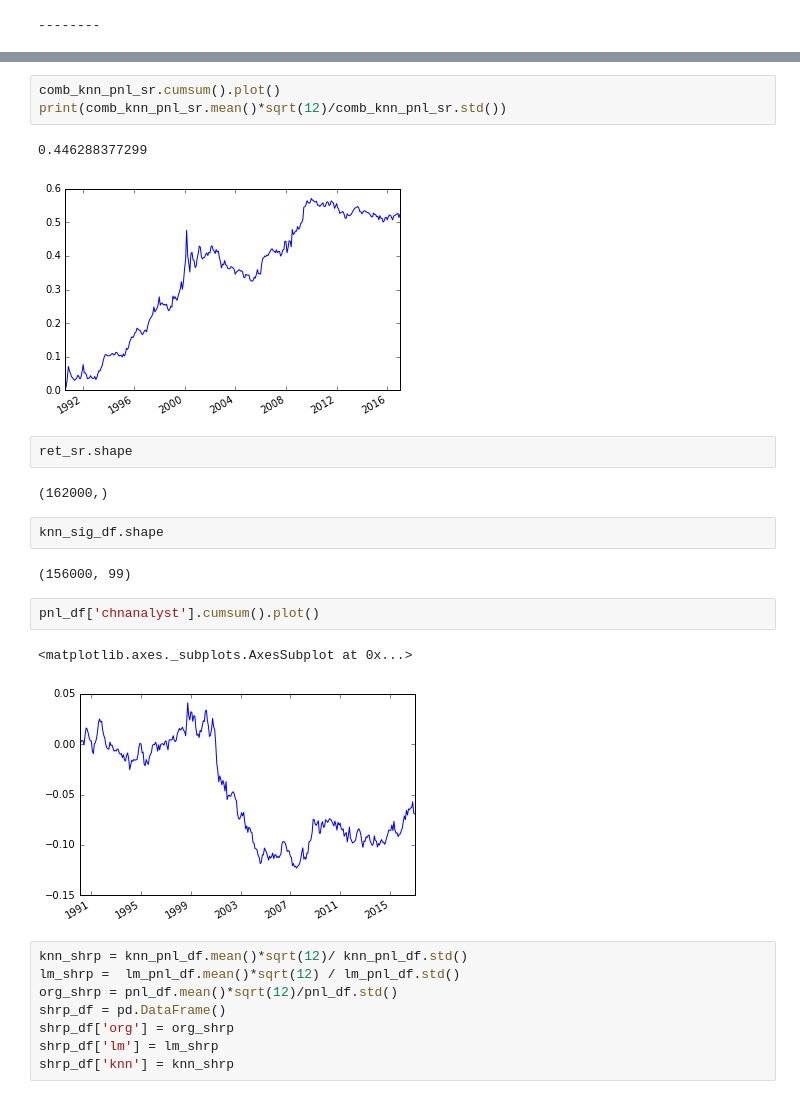
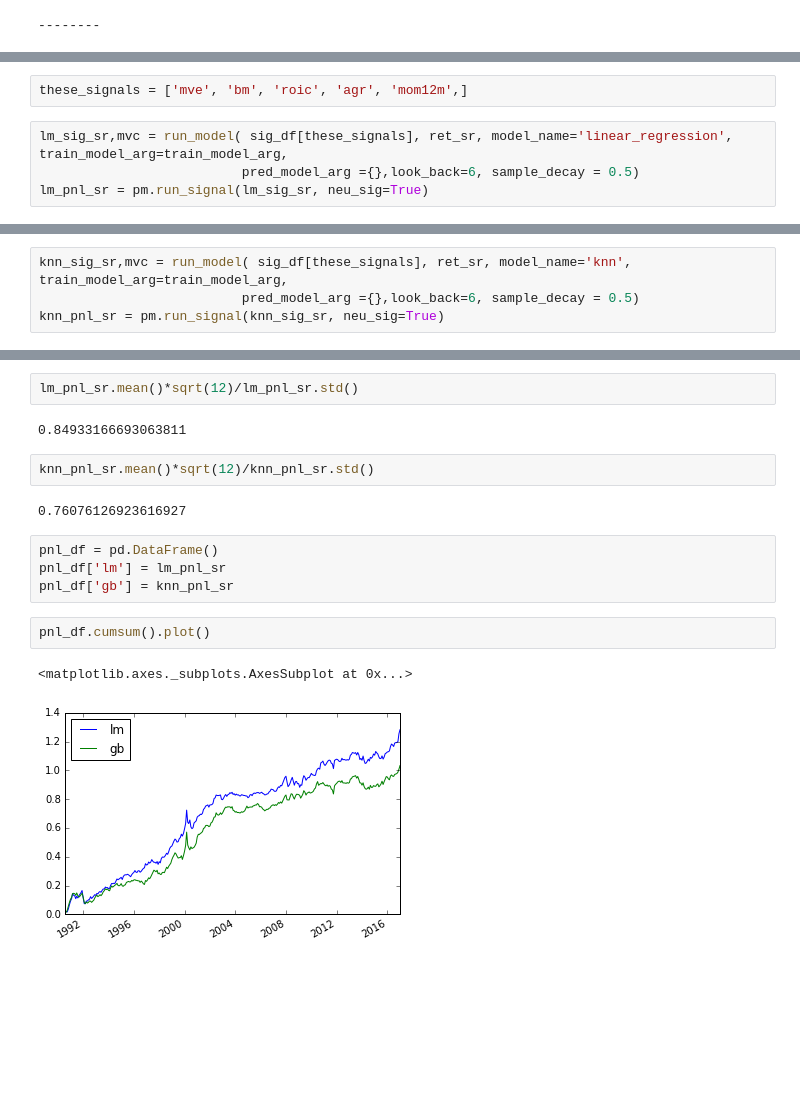
Before and after one commit to Raghuramkowdeed/afp, a Jupyter notebook: notebooks/run_knn_model.ipynb, the cells around one changed output, grey strips where cells are left out. Saved outputs shown, nothing was run; the diff lists cells and outputs as text; blank space fills up the shorter version.

```diff
--- a/notebooks/run_knn_model.ipynb
+++ b/notebooks/run_knn_model.ipynb
@@ -178,0 +176,6 @@ comb_knn_pnl_sr = pm.run_signal(comb_sig_sr, neu_sig=True)
+# %%
+these_signals = ['mve', 'bm', 'roic', 'agr', 'mom12m',]
+# %%
+lm_sig_sr,mvc = run_model( sig_df[these_signals], ret_sr, model_name='linear_regression', train_model_arg=train_model_arg,
+                          pred_model_arg ={},look_back=6, sample_decay = 0.5)
+lm_pnl_sr = pm.run_signal(lm_sig_sr, neu_sig=True)
@@ -178,0 +200,4 @@ comb_knn_pnl_sr = pm.run_signal(comb_sig_sr, neu_sig=True)
+# %%
+knn_sig_sr,mvc = run_model( sig_df[these_signals], ret_sr, model_name='knn', train_model_arg=train_model_arg,
+                          pred_model_arg ={},look_back=6, sample_decay = 0.5)
+knn_pnl_sr = pm.run_signal(knn_sig_sr, neu_sig=True)
@@ -179,27 +222,17 @@ comb_knn_pnl_sr = pm.run_signal(comb_sig_sr, neu_sig=True)
 # %%
-comb_knn_pnl_sr.cumsum().plot()
-print(comb_knn_pnl_sr.mean()*sqrt(12)/comb_knn_pnl_sr.std())
+lm_pnl_sr.mean()*sqrt(12)/lm_pnl_sr.std()
 # %% [output]
-0.446288377299
+0.84933166693063811
-[figure, removed]
-# %%
-ret_sr.shape
-# %% [output]
-(162000,)
-# %%
-knn_sig_df.shape
-# %% [output]
-(156000, 99)
+# %%
+knn_pnl_sr.mean()*sqrt(12)/knn_pnl_sr.std()
+# %% [output]
+0.76076126923616927
+# %%
+pnl_df = pd.DataFrame()
+pnl_df['lm'] = lm_pnl_sr
+pnl_df['gb'] = knn_pnl_sr
 # %%
-pnl_df['chnanalyst'].cumsum().plot()
+pnl_df.cumsum().plot()
 # %% [output]
 <matplotlib.axes._subplots.AxesSubplot at 0x...>
-[figure, old version]
+[figure, new version]
-# %%
-knn_shrp = knn_pnl_df.mean()*sqrt(12)/ knn_pnl_df.std()
-lm_shrp =  lm_pnl_df.mean()*sqrt(12) / lm_pnl_df.std()
-org_shrp = pnl_df.mean()*sqrt(12)/pnl_df.std()
-shrp_df = pd.DataFrame()
-shrp_df['org'] = org_shrp
-shrp_df['lm'] = lm_shrp
-shrp_df['knn'] = knn_shrp
```
Also changed, not shown: parts of 12 cells of this notebook, 9 other files.
